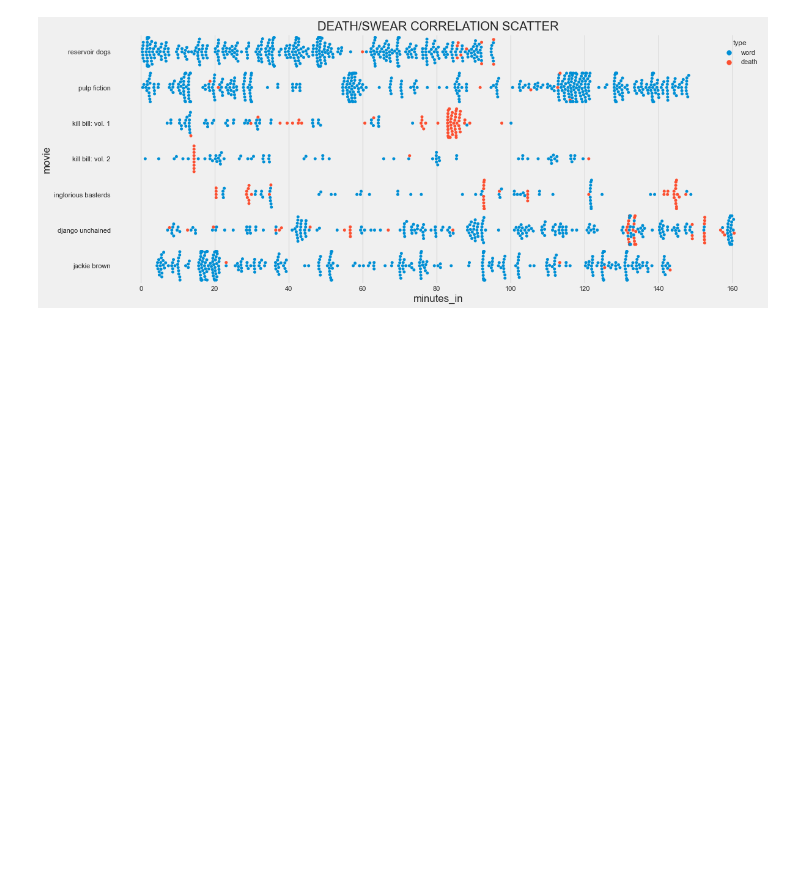
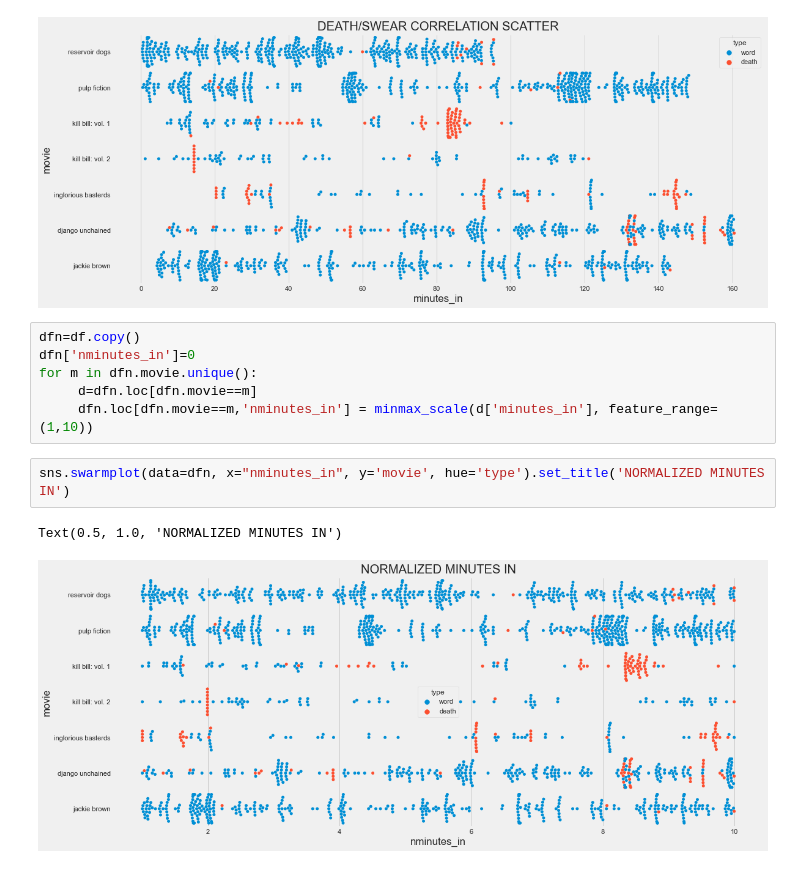
Before and after one commit to tmnkopp/PythonAutomation, a Jupyter notebook: py/tarantino.ipynb, the cells around one changed output. Cells and saved outputs as stored; diff of their text form; blank space fills up the shorter version.

```diff
--- a/py/tarantino.ipynb
+++ b/py/tarantino.ipynb
@@ -134,3 +140,14 @@ sns.swarmplot(data=df, x="minutes_in", y="movie", hue='type').set_title('DEATH/S
 # %% [output]
 Text(0.5, 1.0, 'DEATH/SWEAR CORRELATION SCATTER')
 [figure]
+# %%
+dfn=df.copy()
+dfn['nminutes_in']=0
+for m in dfn.movie.unique():
+     d=dfn.loc[dfn.movie==m]
+     dfn.loc[dfn.movie==m,'nminutes_in'] = minmax_scale(d['minutes_in'], feature_range=(1,10))
+# %%
+sns.swarmplot(data=dfn, x="nminutes_in", y='movie', hue='type').set_title('NORMALIZED MINUTES IN')
+# %% [output]
+Text(0.5, 1.0, 'NORMALIZED MINUTES IN')
+[figure, added]
```
Also changed, not shown: parts of 3 cells of this notebook.
